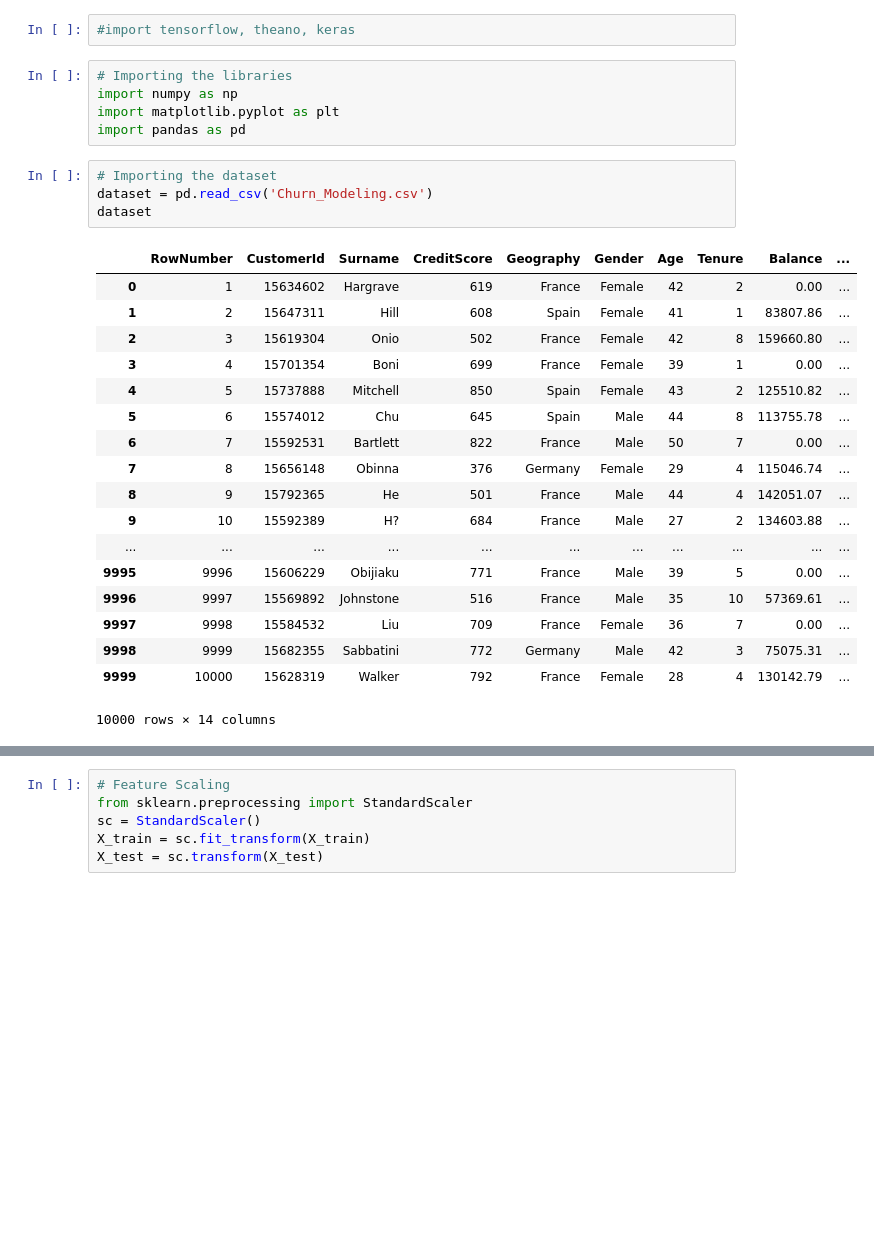
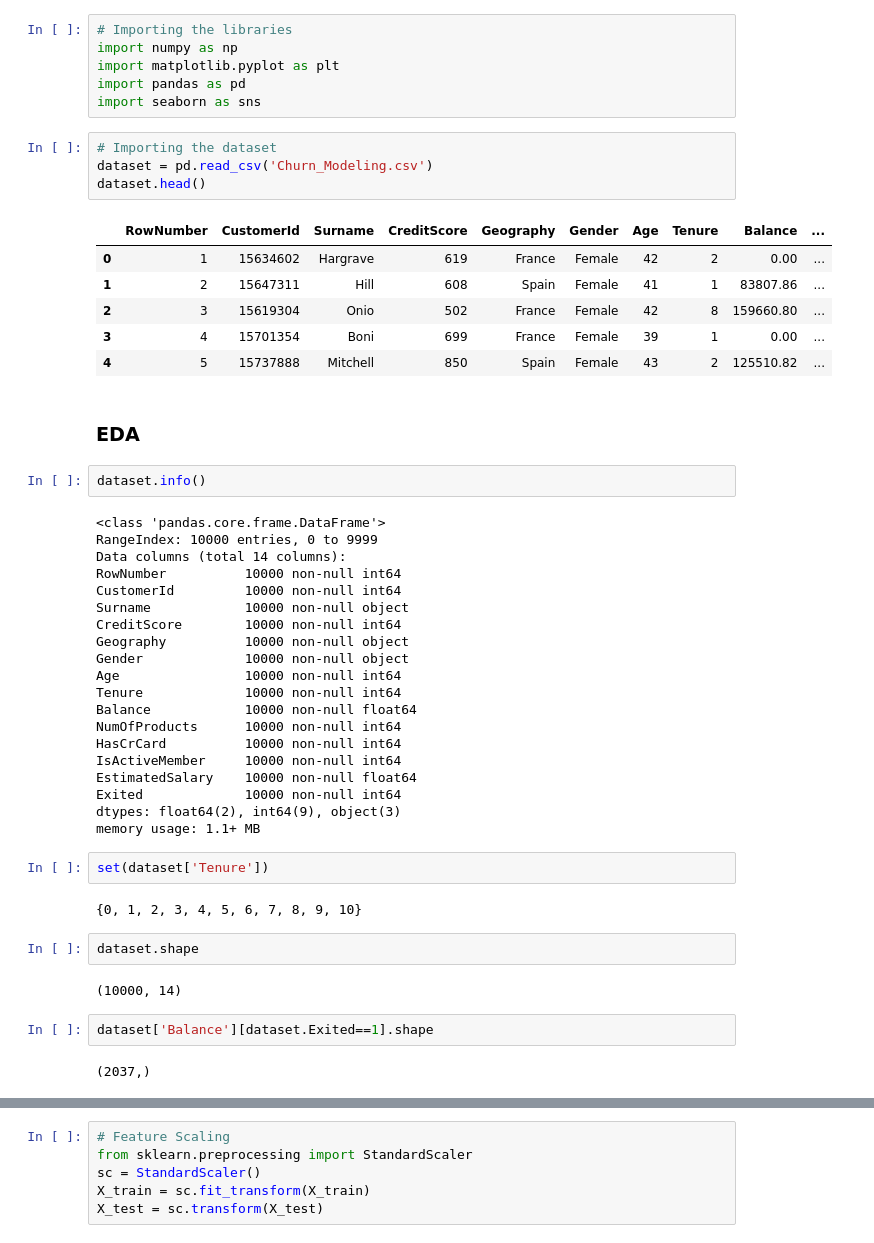
Before and after one commit to mohan-mj/ANN-Churn_Modeling, a Jupyter notebook: ANN_Churn_Modeling.ipynb, the cells around one changed output, grey strips where cells are left out. Cells and saved outputs as stored; diff of their text form; blank space fills up the shorter version.

```diff
--- a/ANN_Churn_Modeling.ipynb
+++ b/ANN_Churn_Modeling.ipynb
@@ -1,30 +1,53 @@
-# %%
-#import tensorflow, theano, keras
 # %%
 # Importing the libraries
 import numpy as np
 import matplotlib.pyplot as plt
 import pandas as pd
+import seaborn as sns
 # %%
 # Importing the dataset
 dataset = pd.read_csv('Churn_Modeling.csv')
-dataset
+dataset.head()
 # %% [output]
 |  | RowNumber | CustomerId | Surname | CreditScore | Geography | Gender | Age | Tenure | Balance | ... |
 | 0 | 1 | 15634602 | Hargrave | 619 | France | Female | 42 | 2 | 0.00 | ... |
 | 1 | 2 | 15647311 | Hill | 608 | Spain | Female | 41 | 1 | 83807.86 | ... |
 | 2 | 3 | 15619304 | Onio | 502 | France | Female | 42 | 8 | 159660.80 | ... |
 | 3 | 4 | 15701354 | Boni | 699 | France | Female | 39 | 1 | 0.00 | ... |
 | 4 | 5 | 15737888 | Mitchell | 850 | Spain | Female | 43 | 2 | 125510.82 | ... |
-| 5 | 6 | 15574012 | Chu | 645 | Spain | Male | 44 | 8 | 113755.78 | ... |
-| 6 | 7 | 15592531 | Bartlett | 822 | France | Male | 50 | 7 | 0.00 | ... |
-| 7 | 8 | 15656148 | Obinna | 376 | Germany | Female | 29 | 4 | 115046.74 | ... |
-| 8 | 9 | 15792365 | He | 501 | France | Male | 44 | 4 | 142051.07 | ... |
-| 9 | 10 | 15592389 | H? | 684 | France | Male | 27 | 2 | 134603.88 | ... |
-| ... | ... | ... | ... | ... | ... | ... | ... | ... | ... | ... |
-| 9995 | 9996 | 15606229 | Obijiaku | 771 | France | Male | 39 | 5 | 0.00 | ... |
-| 9996 | 9997 | 15569892 | Johnstone | 516 | France | Male | 35 | 10 | 57369.61 | ... |
-| 9997 | 9998 | 15584532 | Liu | 709 | France | Female | 36 | 7 | 0.00 | ... |
-| 9998 | 9999 | 15682355 | Sabbatini | 772 | Germany | Male | 42 | 3 | 75075.31 | ... |
-| 9999 | 10000 | 15628319 | Walker | 792 | France | Female | 28 | 4 | 130142.79 | ... |
-10000 rows × 14 columns
+# %% [markdown]
+### EDA
+# %%
+dataset.info()
+# %% [output]
+<class 'pandas.core.frame.DataFrame'>
+RangeIndex: 10000 entries, 0 to 9999
+Data columns (total 14 columns):
+RowNumber          10000 non-null int64
+CustomerId         10000 non-null int64
+Surname            10000 non-null object
+CreditScore        10000 non-null int64
+Geography          10000 non-null object
+Gender             10000 non-null object
+Age                10000 non-null int64
+Tenure             10000 non-null int64
+Balance            10000 non-null float64
+NumOfProducts      10000 non-null int64
+HasCrCard          10000 non-null int64
+IsActiveMember     10000 non-null int64
+EstimatedSalary    10000 non-null float64
+Exited             10000 non-null int64
+dtypes: float64(2), int64(9), object(3)
+memory usage: 1.1+ MB
+# %%
+set(dataset['Tenure'])
+# %% [output]
+{0, 1, 2, 3, 4, 5, 6, 7, 8, 9, 10}
+# %%
+dataset.shape
+# %% [output]
+(10000, 14)
+# %%
+dataset['Balance'][dataset.Exited==1].shape
+# %% [output]
+(2037,)
```
Also changed, not shown: parts of 32 cells of this notebook.
